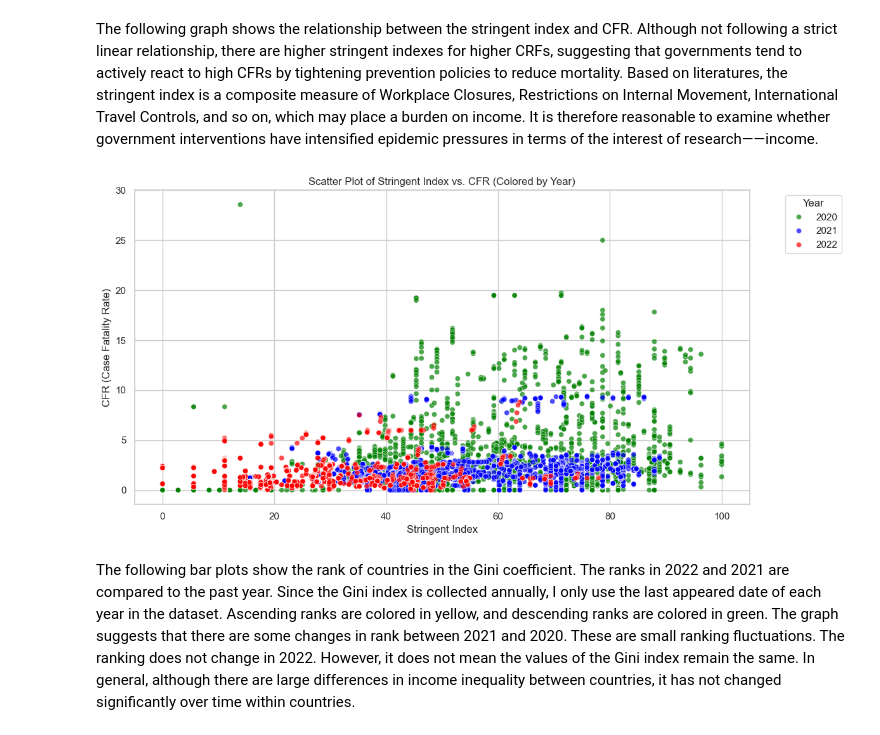
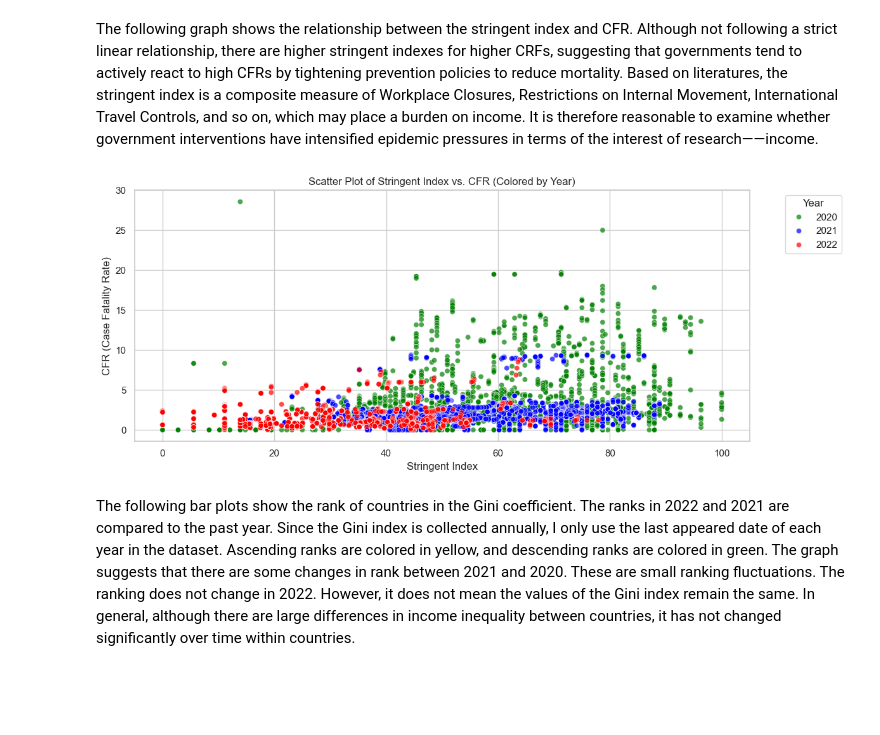
Before and after one commit to ECO225-W2025/eco225-project-code-RuofanChen3426, a Jupyter notebook: project_one.ipynb, the cells around one changed output. Cells and saved outputs as stored; diff of their text form; code cells hidden in the pictures; blank space fills up the shorter version.

```diff
--- a/project_one.ipynb
+++ b/project_one.ipynb
@@ -597,21 +371,21 @@ plt.show()
 # %% [markdown]
 The following graph shows the relationship between the stringent index and CFR. Although not following a strict linear relationship, there are higher stringent indexes for higher CRFs, suggesting that governments tend to actively react to high CFRs by tightening prevention policies to reduce mortality. Based on literatures, the stringent index is a composite measure of Workplace Closures, Restrictions on Internal Movement, International Travel Controls, and so on, which may place a burden on income. It is therefore reasonable to examine whether government interventions have intensified epidemic pressures in terms of the interest of research——income.
 # %%
-plt.figure(figsize=(12, 6))
+plt.figure(figsize=(12, 5))
 sns.set(style="whitegrid")
 
 color_map = {2020: 'green', 2021: 'blue', 2022: 'red'}
 sns.scatterplot(x='Stringent Index', y='CFR', hue='year', data=merged_data, palette=color_map, alpha=0.7)
 
 plt.title("Scatter Plot of Stringent Index vs. CFR (Colored by Year)")
 plt.xlabel("Stringent Index")
 plt.ylabel("CFR (Case Fatality Rate)")
 plt.legend(title="Year", bbox_to_anchor=(1.05, 1), loc='upper left')
 
 plt.tight_layout()
 plt.show()
 # %% [output]
-[figure, old version]
+[figure, new version]
 # %% [markdown]
 The following bar plots show the rank of countries in the Gini coefficient. The ranks in 2022 and 2021 are compared to the past year. Since the Gini index is collected annually, I only use the last appeared date of each year in the dataset. Ascending ranks are colored in yellow, and descending ranks are colored in green. The graph suggests that there are some changes in rank between 2021 and 2020. These are small ranking fluctuations. The ranking does not change in 2022. However, it does not mean the values of the Gini index remain the same. In general, although there are large differences in income inequality between countries, it has not changed significantly over time within countries.
 # %%
```
Also changed, not shown: parts of 39 cells of this notebook.
